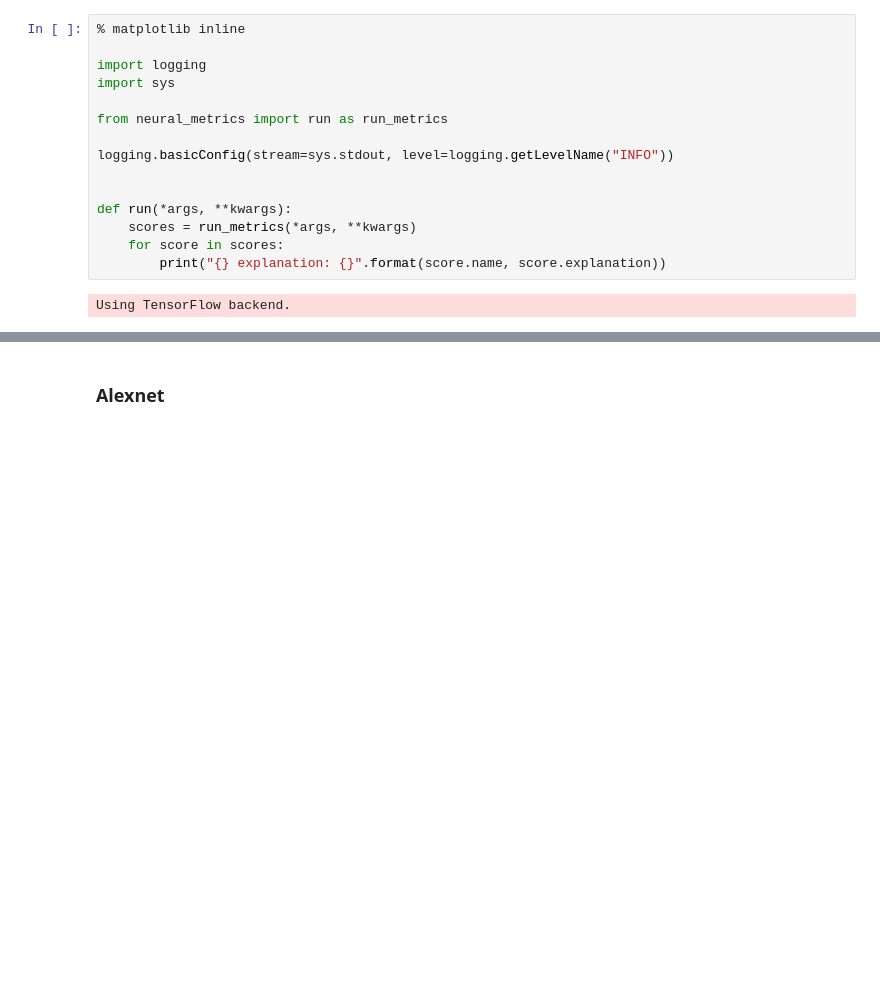
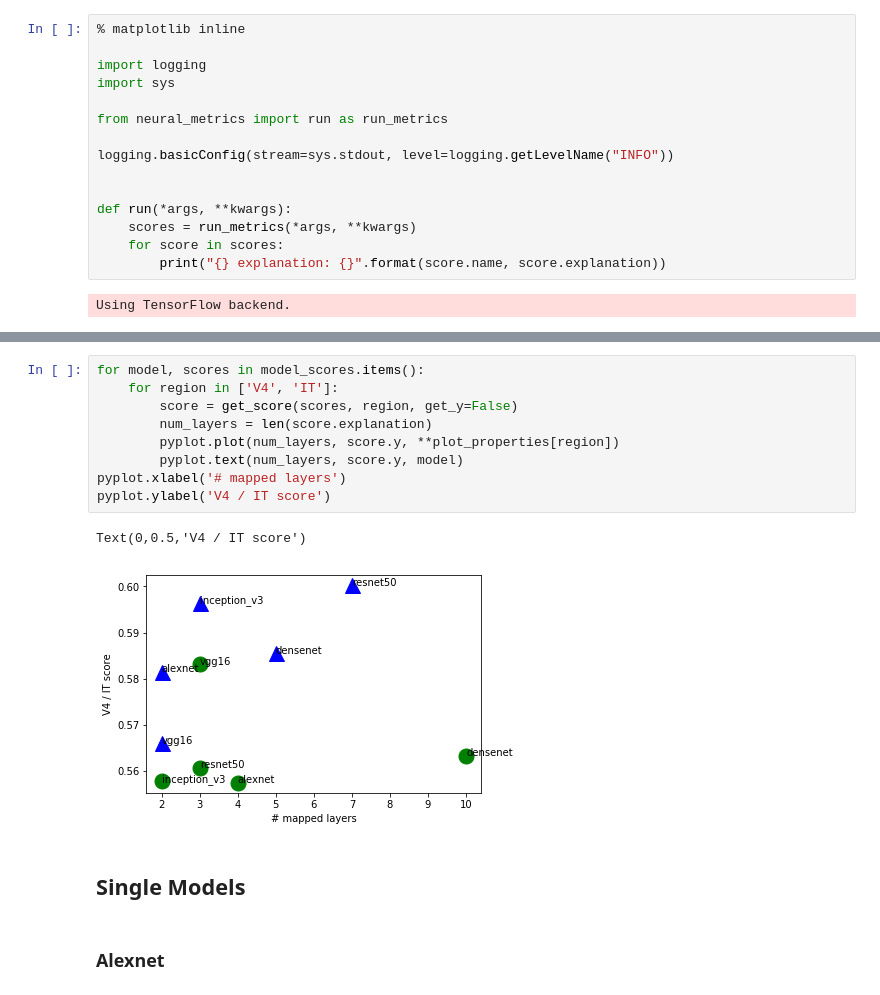
Before and after one commit to mschrimpf/neural-nlp, a Jupyter notebook: results/scores.ipynb, the cells around one changed output, grey strips where cells are left out. Saved outputs shown, nothing was run; the diff lists cells and outputs as text; blank space fills up the shorter version.

```diff
--- a/results/scores.ipynb
+++ b/results/scores.ipynb
@@ -18,3 +95,17 @@ Using TensorFlow backend.
+# %%
+for model, scores in model_scores.items():
+    for region in ['V4', 'IT']:
+        score = get_score(scores, region, get_y=False)
+        num_layers = len(score.explanation)
+        pyplot.plot(num_layers, score.y, **plot_properties[region])
+        pyplot.text(num_layers, score.y, model)
+pyplot.xlabel('# mapped layers')
+pyplot.ylabel('V4 / IT score')
+# %% [output]
+Text(0,0.5,'V4 / IT score')
+[figure, added]
+# %% [markdown]
+## Single Models
 # %% [markdown]
 ### Alexnet
 # %%
```
Also changed, not shown: parts of 5 cells of this notebook.
